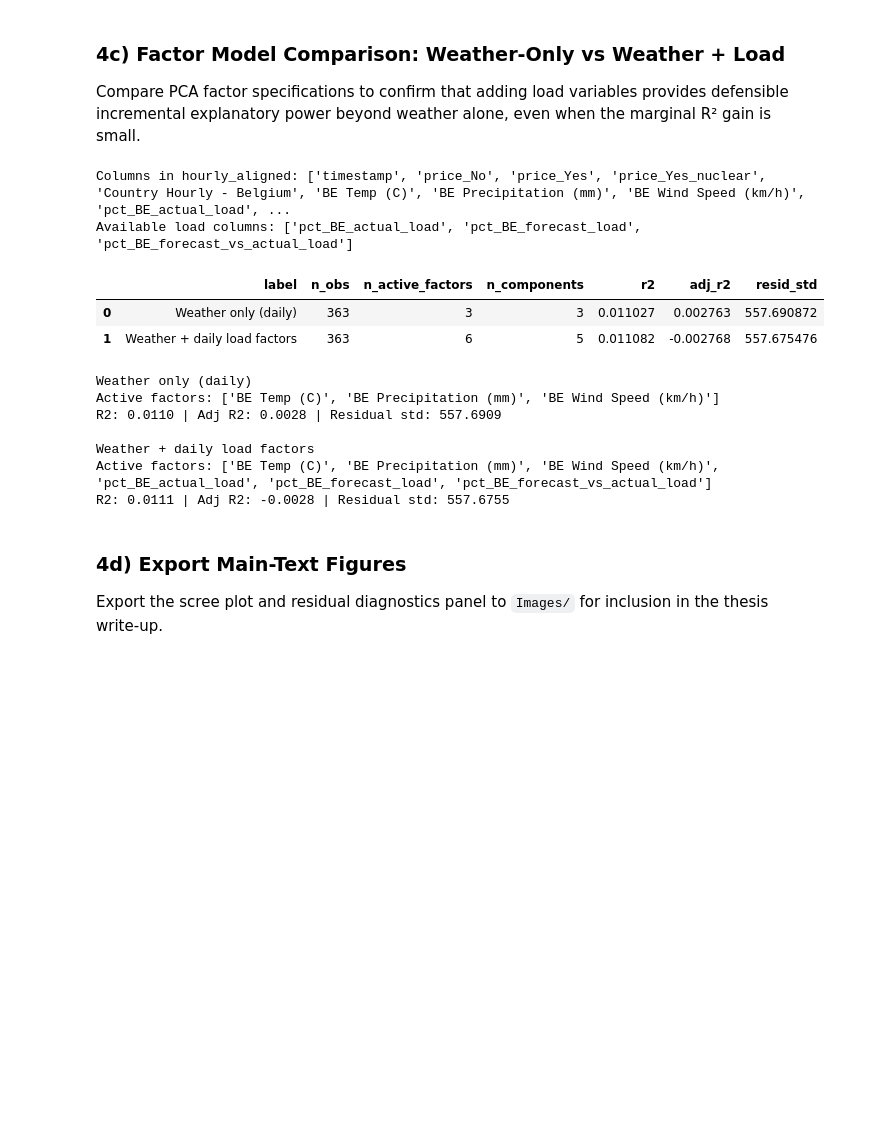
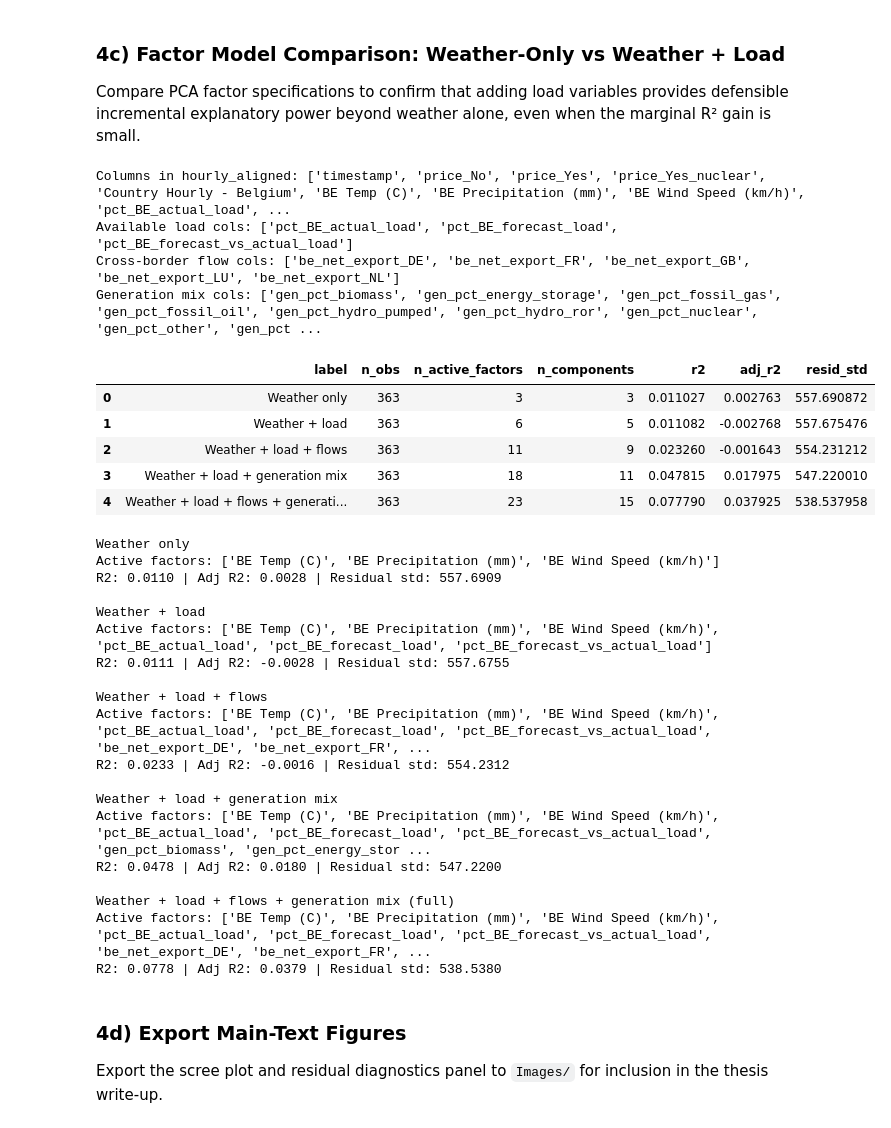
Before and after one commit to seconlon99/Prediction-Markets-Quant-Hedging, a Jupyter notebook: Energy_Lower_Freq_Nuclear.ipynb, the cells around one changed output. Saved outputs shown, nothing was run; the diff lists cells and outputs as text; code cells hidden in the pictures; blank space fills up the shorter version.

```diff
--- a/Energy_Lower_Freq_Nuclear.ipynb
+++ b/Energy_Lower_Freq_Nuclear.ipynb
@@ -1072,7 +1089,11 @@ Xz_train_np = Xz_train.to_numpy(dtype=float)
 U, S, Vt    = np.linalg.svd(Xz_train_np, full_matrices=False)
 explained     = (S**2) / np.sum(S**2)
 cum_explained = np.cumsum(explained)
-n_components  = max(1, int(np.searchsorted(cum_explained, 0.95) + 1))
+# Fixed at 6 components based on scree plot inspection:
+# PC1-PC5 each contribute meaningfully (≥2%); PC7+ ≈ 0.
+# The 95%-variance rule over-selects when many near-zero PCs exist.
+N_COMPONENTS_FIXED = 6
+n_components  = min(N_COMPONENTS_FIXED, len(S))
 X_pca_train   = Xz_train_np @ Vt.T[:, :n_components]
 
 X_design_train = np.column_stack([np.ones(len(X_pca_train)), X_pca_train])
@@ -1708,7 +1773,8 @@ Xz_train_np = Xz_train.to_numpy(dtype=float)
 U, S, Vt = np.linalg.svd(Xz_train_np, full_matrices=False)
 explained     = (S ** 2) / np.sum(S ** 2)
 cum_explained = np.cumsum(explained)
-n_components  = max(1, int(np.searchsorted(cum_explained, 0.95) + 1))
+N_COMPONENTS_FIXED = 6
+n_components  = min(N_COMPONENTS_FIXED, len(S))
 X_pca_train   = Xz_train_np @ Vt.T[:, :n_components]
 
 loadings = pd.DataFrame(
@@ -1943,7 +2047,8 @@ def fit_pca_factor_model(df, target_col, factor_cols, label):
 
     U, S, _ = np.linalg.svd(Xz.to_numpy(), full_matrices=False)
     explained = (S**2) / np.sum(S**2)
-    n_components = max(1, int(np.searchsorted(np.cumsum(explained), 0.95) + 1))
+    N_COMPONENTS_FIXED = 6
+    n_components = min(N_COMPONENTS_FIXED, len(S))
     scores = U * S
     X_pca = scores[:, :n_components]
 
@@ -1992,43 +2097,60 @@ if _has_load and _has_flow:
 
 if _has_load and _has_gen:
     results.append(fit_pca_factor_model(
         hourly_aligned, base_target,
         weather_cols + load_cols + _avail_gen_cols,
         "Weather + load + generation mix"))
 
 if _has_load and _has_flow and _has_gen:
     results.append(fit_pca_factor_model(
         hourly_aligned, base_target,
         weather_cols + load_cols + _avail_flow_cols + _avail_gen_cols,
         "Weather + load + flows + generation mix (full)"))
 
 print(f"Available load cols: {available_load_cols}")
 print(f"Cross-border flow cols: {_avail_flow_cols}")
 print(f"Generation mix cols: {_avail_gen_cols}")
 
 comp = pd.DataFrame([{k: v for k, v in r.items() if k != "active_factors"} for r in results])
 display(comp)
 
 for r in results:
     print("\n", r["label"], sep="")
     if "error" in r:
         print("Error:", r["error"])
         continue
     print("Active factors:", r["active_factors"])
     print(f"R2: {r['r2']:.4f} | Adj R2: {r['adj_r2']:.4f} | Residual std: {r['resid_std']:.4f}")
 # %% [output]
 Columns in hourly_aligned: ['timestamp', 'price_No', 'price_Yes', 'price_Yes_nuclear', 'Country Hourly - Belgium', 'BE Temp (C)', 'BE Precipitation (mm)', 'BE Wind Speed (km/h)', 'pct_BE_actual_load', ...
-Available load columns: ['pct_BE_actual_load', 'pct_BE_forecast_load', 'pct_BE_forecast_vs_actual_load']
+Available load cols: ['pct_BE_actual_load', 'pct_BE_forecast_load', 'pct_BE_forecast_vs_actual_load']
+Cross-border flow cols: ['be_net_export_DE', 'be_net_export_FR', 'be_net_export_GB', 'be_net_export_LU', 'be_net_export_NL']
+Generation mix cols: ['gen_pct_biomass', 'gen_pct_energy_storage', 'gen_pct_fossil_gas', 'gen_pct_fossil_oil', 'gen_pct_hydro_pumped', 'gen_pct_hydro_ror', 'gen_pct_nuclear', 'gen_pct_other', 'gen_pct ...
 |  | label | n_obs | n_active_factors | n_components | r2 | adj_r2 | resid_std |
-| 0 | Weather only (daily) | 363 | 3 | 3 | 0.011027 | 0.002763 | 557.690872 |
-| 1 | Weather + daily load factors | 363 | 6 | 5 | 0.011082 | -0.002768 | 557.675476 |
+| 0 | Weather only | 363 | 3 | 3 | 0.011027 | 0.002763 | 557.690872 |
+| 1 | Weather + load | 363 | 6 | 5 | 0.011082 | -0.002768 | 557.675476 |
+| 2 | Weather + load + flows | 363 | 11 | 9 | 0.023260 | -0.001643 | 554.231212 |
+| 3 | Weather + load + generation mix | 363 | 18 | 11 | 0.047815 | 0.017975 | 547.220010 |
+| 4 | Weather + load + flows + generati... | 363 | 23 | 15 | 0.077790 | 0.037925 | 538.537958 |
-Weather only (daily)
+Weather only
 Active factors: ['BE Temp (C)', 'BE Precipitation (mm)', 'BE Wind Speed (km/h)']
 R2: 0.0110 | Adj R2: 0.0028 | Residual std: 557.6909
 
-Weather + daily load factors
+Weather + load
 Active factors: ['BE Temp (C)', 'BE Precipitation (mm)', 'BE Wind Speed (km/h)', 'pct_BE_actual_load', 'pct_BE_forecast_load', 'pct_BE_forecast_vs_actual_load']
 R2: 0.0111 | Adj R2: -0.0028 | Residual std: 557.6755
+
+Weather + load + flows
+Active factors: ['BE Temp (C)', 'BE Precipitation (mm)', 'BE Wind Speed (km/h)', 'pct_BE_actual_load', 'pct_BE_forecast_load', 'pct_BE_forecast_vs_actual_load', 'be_net_export_DE', 'be_net_export_FR', ...
+R2: 0.0233 | Adj R2: -0.0016 | Residual std: 554.2312
+
+Weather + load + generation mix
+Active factors: ['BE Temp (C)', 'BE Precipitation (mm)', 'BE Wind Speed (km/h)', 'pct_BE_actual_load', 'pct_BE_forecast_load', 'pct_BE_forecast_vs_actual_load', 'gen_pct_biomass', 'gen_pct_energy_stor ...
+R2: 0.0478 | Adj R2: 0.0180 | Residual std: 547.2200
+
+Weather + load + flows + generation mix (full)
+Active factors: ['BE Temp (C)', 'BE Precipitation (mm)', 'BE Wind Speed (km/h)', 'pct_BE_actual_load', 'pct_BE_forecast_load', 'pct_BE_forecast_vs_actual_load', 'be_net_export_DE', 'be_net_export_FR', ...
+R2: 0.0778 | Adj R2: 0.0379 | Residual std: 538.5380
 # %% [markdown]
 ### 4d) Export Main-Text Figures
 
```
Also changed, not shown: parts of 13 cells of this notebook.
